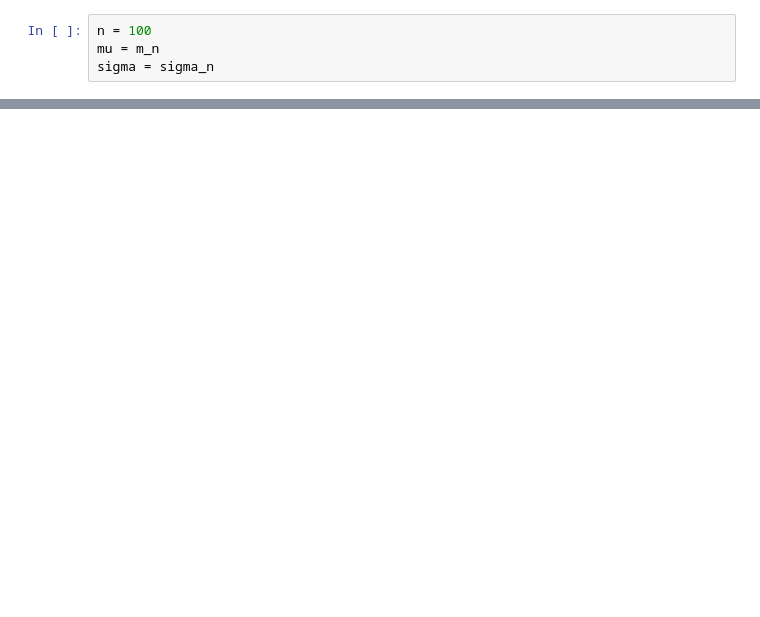
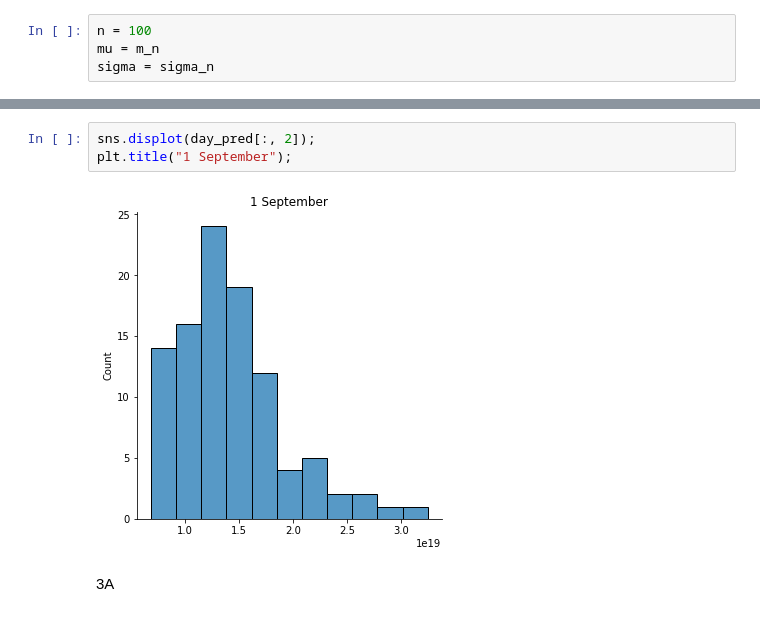
Before and after one commit to Rustemhak/advanced-ml, a Jupyter notebook: bayes_covid.ipynb, the cells around one changed output, grey strips where cells are left out. Saved outputs shown, nothing was run; the diff lists cells and outputs as text; blank space fills up the shorter version.

```diff
--- a/bayes_covid.ipynb
+++ b/bayes_covid.ipynb
@@ -145,0 +176,7 @@ for w in my_w:
+# %%
+sns.displot(day_pred[:, 2]);
+plt.title("1 September");
+# %% [output]
+[figure, added]
+# %% [markdown]
+3A
```
Also changed, not shown: parts of 23 cells of this notebook.
